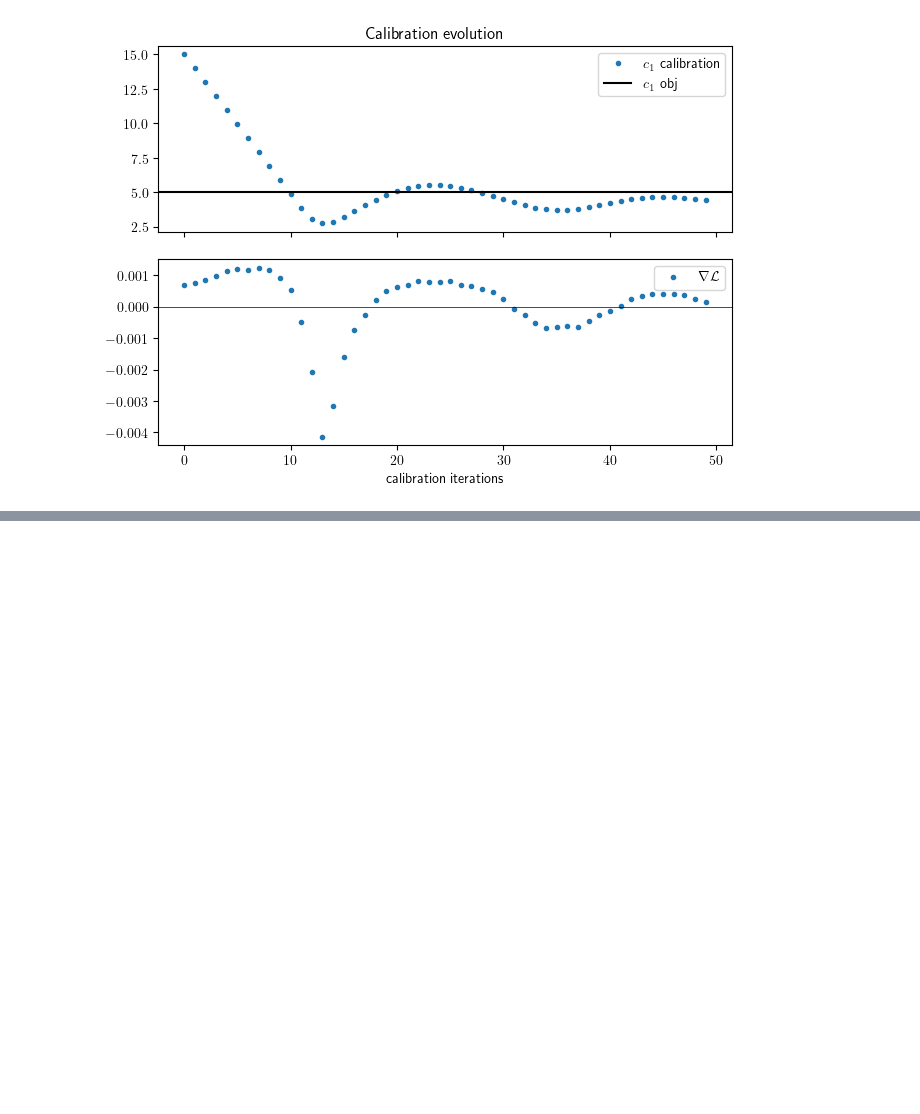
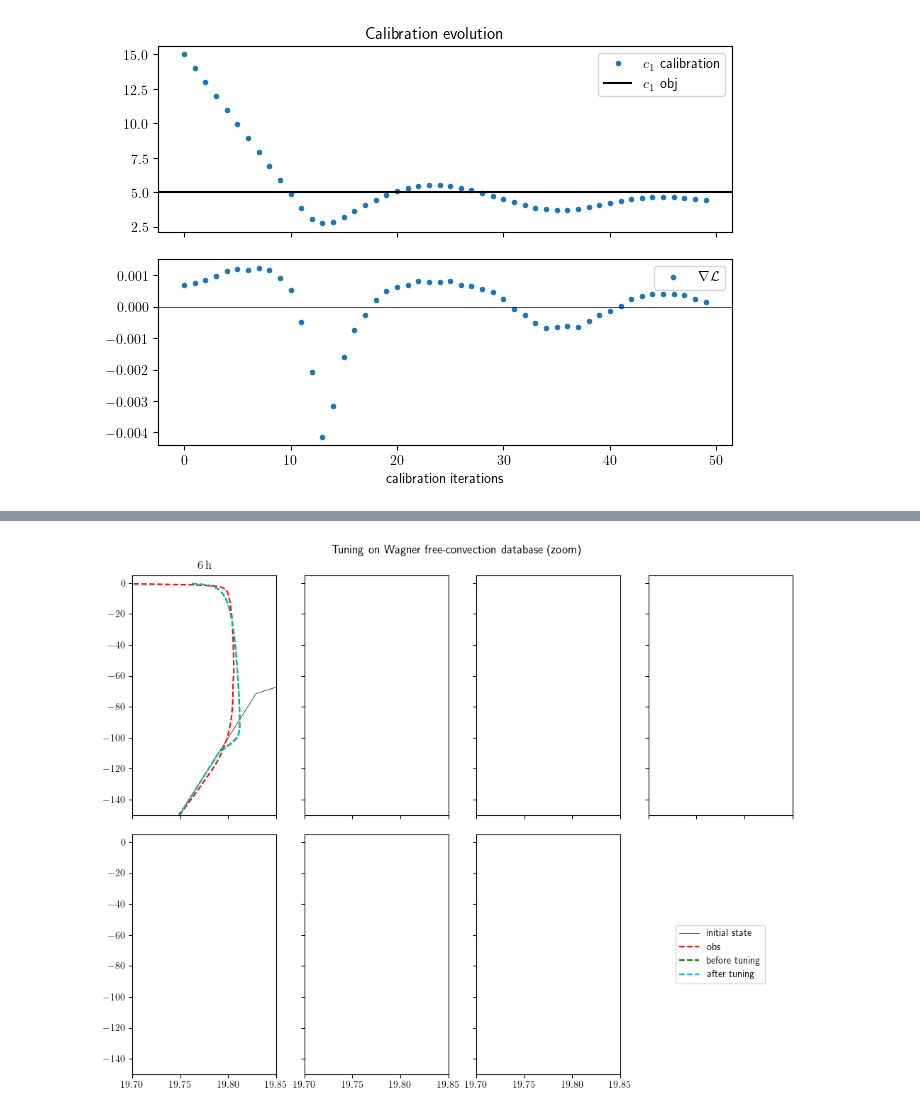
Before and after one commit to meom-group/tunax, a Jupyter notebook: notebooks/logbook.ipynb, the cells around one changed output, grey strips where cells are left out. Cells and saved outputs as stored; diff of their text form; code cells hidden in the pictures; blank space fills up the shorter version.

```diff
--- a/notebooks/logbook.ipynb
+++ b/notebooks/logbook.ipynb
@@ -905,0 +943,98 @@ plt.show()
+# %%
+import os
+os.chdir('../src')
+from database import Obs
+import equinox as eqx
+from model import SingleColumnModel
+from closures.k_epsilon import KepsParameters
+
+var_names = {
+    'time': 't',
+    'zr': 'zr',
+    'zw': 'zw',
+    't': 'T',
+    's': '',
+    'u': 'u',
+    'v': 'v',
+    'grav': 'gravitational_acceleration',
+    'alpha': 'thermal_expansion',
+    'beta': 'haline_contraction',
+    'tflx_sfc': 'temperature_flux',
+    'fcor': 'Coriolis',
+    'ustr_sfc': 'momentum_flux'
+}
+
+
+dt = 10.
+space_step = 1
+forcing = 'free_convection'
+timeframe_list = [6, 12, 18, 24, 36, 48, 72]
+timeframe_list = timeframe_list[:1]
+
+traj_wagner_list = []
+traj_scm_init_list = []
+traj_scm_tuned_list = []
+for timeframe in timeframe_list:
+    print(timeframe)
+    filename = os.path.join('..', 'obs', 'Wagner_LES', f'{timeframe}_hour_suite', f'{space_step}m', f'{forcing}_instantaneous_statistics.nc')
+    filename_yaml = os.path.join('..', 'obs', 'Wagner_LES', f'{timeframe}_hour_suite', f'{space_step}m', f'{forcing}_instantaneous_statistics.yaml')
+
+    obs = Obs.from_files(filename, filename_yaml, var_names)
+    traj_wagner = obs.trajectory
+
+    # inversion du flux
+    obs = eqx.tree_at(lambda t: t.case.tflx_sfc, obs, -obs.case.tflx_sfc)
+    obs = eqx.tree_at(lambda t: t.case.ustr_sfc, obs, -obs.case.ustr_sfc)
+
+    # create model
+    time_frame = float(traj_wagner.time[-1]/3600)
+    out_dt = float(traj_wagner.time[1] - traj_wagner.time[0])
+    init_state = traj_wagner.extract_state(0)
+    model = SingleColumnModel(time_frame, dt, out_dt, traj_wagner.grid, init_state, obs.case, 'k-epsilon')
+
+    # keps parameters
+    keps_params_init = KepsParameters()
+    keps_params_tuned = KepsParameters(c_eps1=c_eps1[0][-1], c_eps2=c_eps2[-1], c_eps3m=c_eps3m[-1], c_eps3p=c_eps3p[-1])
+
+    # run models
+    traj_scm_init = model.compute_trajectory_with(keps_params_init)
+    traj_scm_tuned = model.compute_trajectory_with(keps_params_tuned)
+
+    traj_wagner_list.append(traj_wagner)
+    traj_scm_init_list.append(traj_scm_init)
+    traj_scm_tuned_list.append(traj_scm_tuned)
+
+
+
+zr = model.grid.zr
+plt.rc('text', usetex=True)
+
+fig, axes = plt.subplots(2, 4, sharey=True, sharex=True,figsize=(10, 8))
+plt.tight_layout(rect=[0., 0., 1., .95])
+
+axes_list = []
+for axes_line in axes:
+    for ax in axes_line:
+        axes_list.append(ax)
+
+for i_ax, time_frame in enumerate(timeframe_list):
+    ax = axes_list[i_ax]
+    traj_wagner = traj_wagner_list[i_ax]
+    traj_scm_init = traj_scm_init_list[i_ax]
+    traj_scm_tuned = traj_scm_tuned_list[i_ax]
+    l_i, = ax.plot(traj_wagner.t[0, :], zr, 'k', linewidth=0.5)
+    l_w, = ax.plot(traj_wagner.t[-1, :], zr, 'r--')
+    l_si, = ax.plot(traj_scm_init.t[-1, :], zr, 'g--')
+    l_st, = ax.plot(traj_scm_tuned.t[-1, :], zr, 'c--')
+    ax.set_title(rf'${timeframe} \, \mathrm h$')
+
+axes_list[0].set_xlim([19.7, 19.85])
+axes_list[0].set_ylim([-150, 5])
+
+axes_list[-1].legend([l_i, l_w, l_si, l_st], ['initial state', 'obs', 'before tuning', 'after tuning'], loc='center')
+axes_list[-1].axis('off')
+
+fig.suptitle('Tuning on Wagner free-convection database (zoom)')
+
+plt.show()
+# %% [output]
@@ -905,0 +1042 @@ plt.show()
+[figure, added]
```
Also changed, not shown: parts of 6 cells of this notebook, 6 other files.
